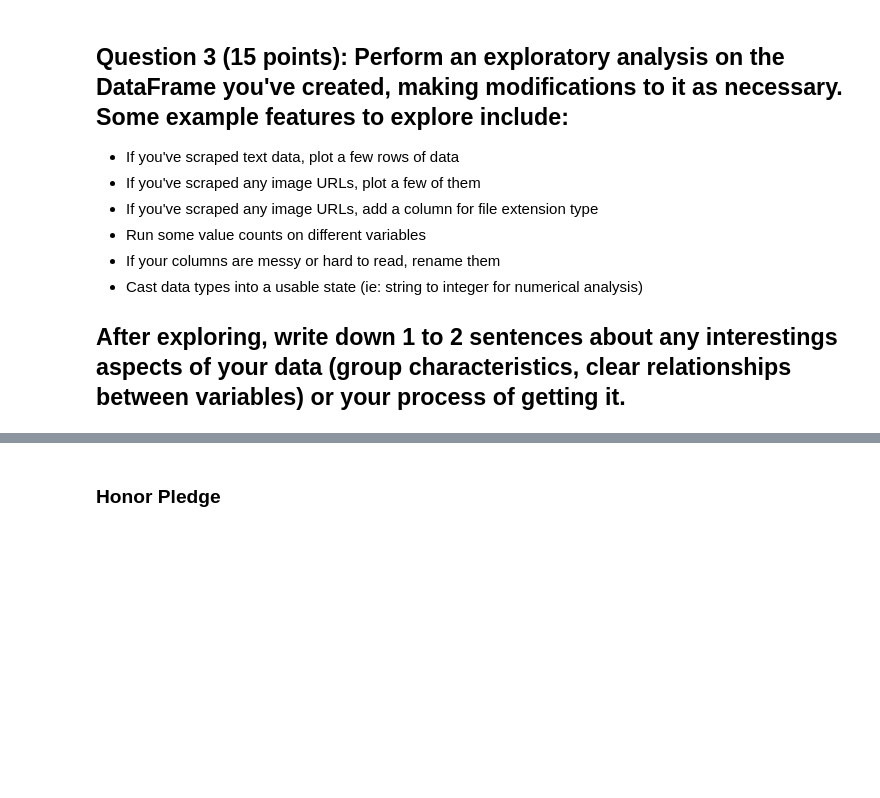
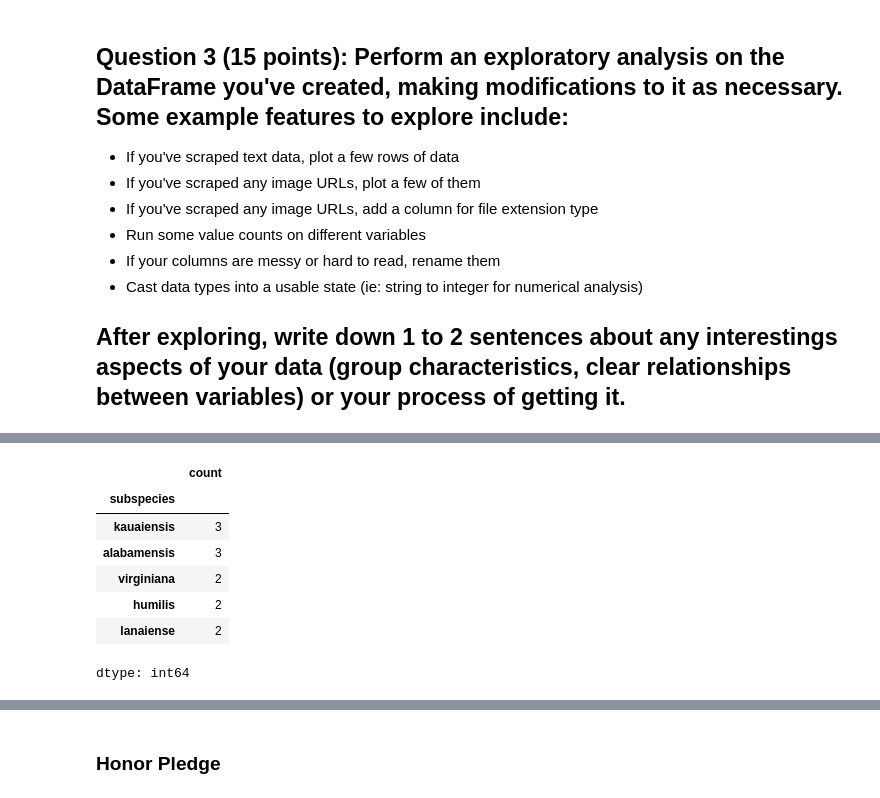
Before and after one commit to tracyhua2/DS3001, a Jupyter notebook: Labs/Lab_1_Pandas_and_Data_Sourcing_v2.ipynb, the cells around one changed output, grey strips where cells are left out. Drawn from its saved outputs; the diff is of its cells as text; code cells hidden in the pictures; blank space fills up the shorter version.

```diff
--- a/Labs/Lab_1_Pandas_and_Data_Sourcing_v2.ipynb
+++ b/Labs/Lab_1_Pandas_and_Data_Sourcing_v2.ipynb
@@ -211,0 +268,13 @@ A more exhaustive API list can be found at: https://github.com/public-apis/publi
+# %%
+# count subspecies
+by_subspecies = df['subspecies'].value_counts()
+by_subspecies.head()
+# %% [output]
+|  | count |
+| subspecies |  |
+| kauaiensis | 3 |
+| alabamensis | 3 |
+| virginiana | 2 |
+| humilis | 2 |
+| lanaiense | 2 |
+dtype: int64
```
Also changed, not shown: parts of 17 cells of this notebook.
